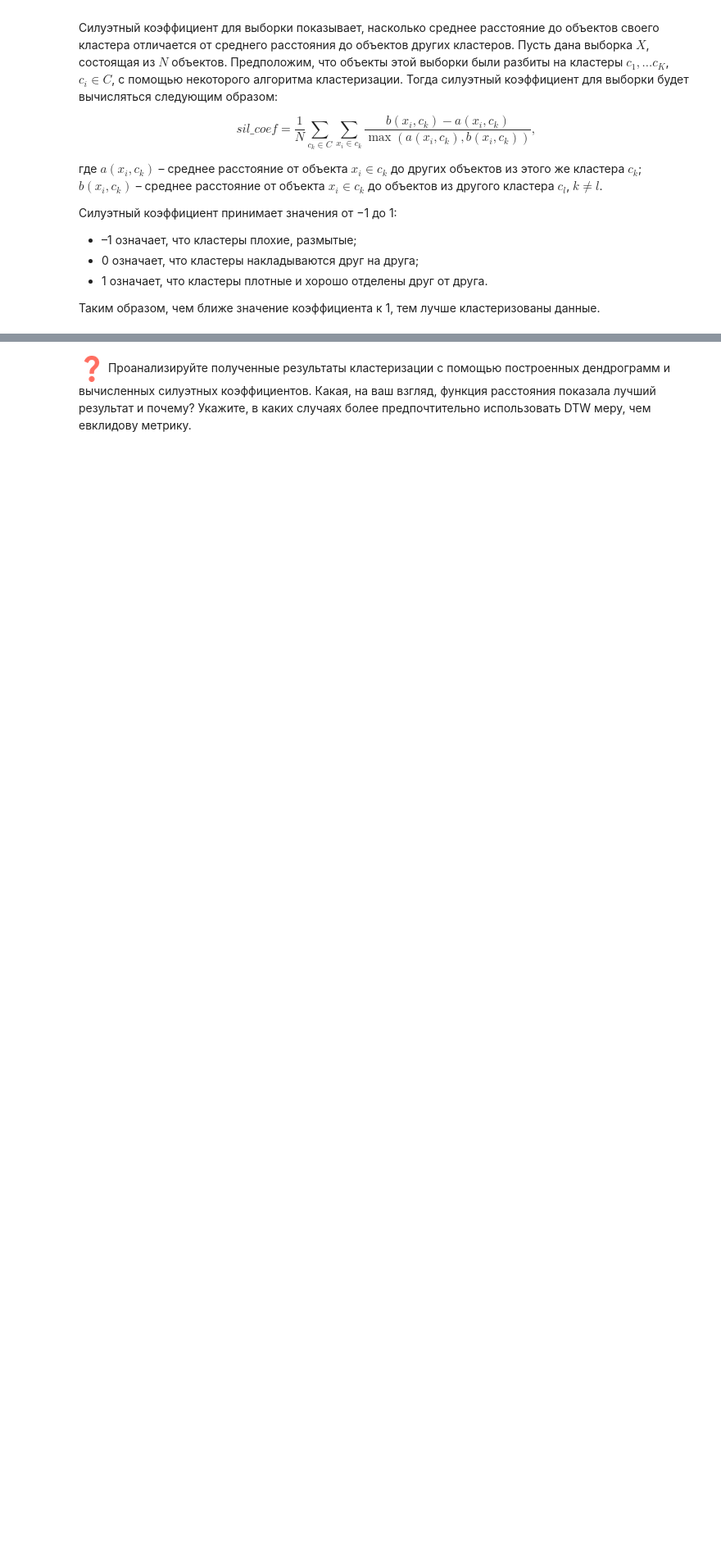
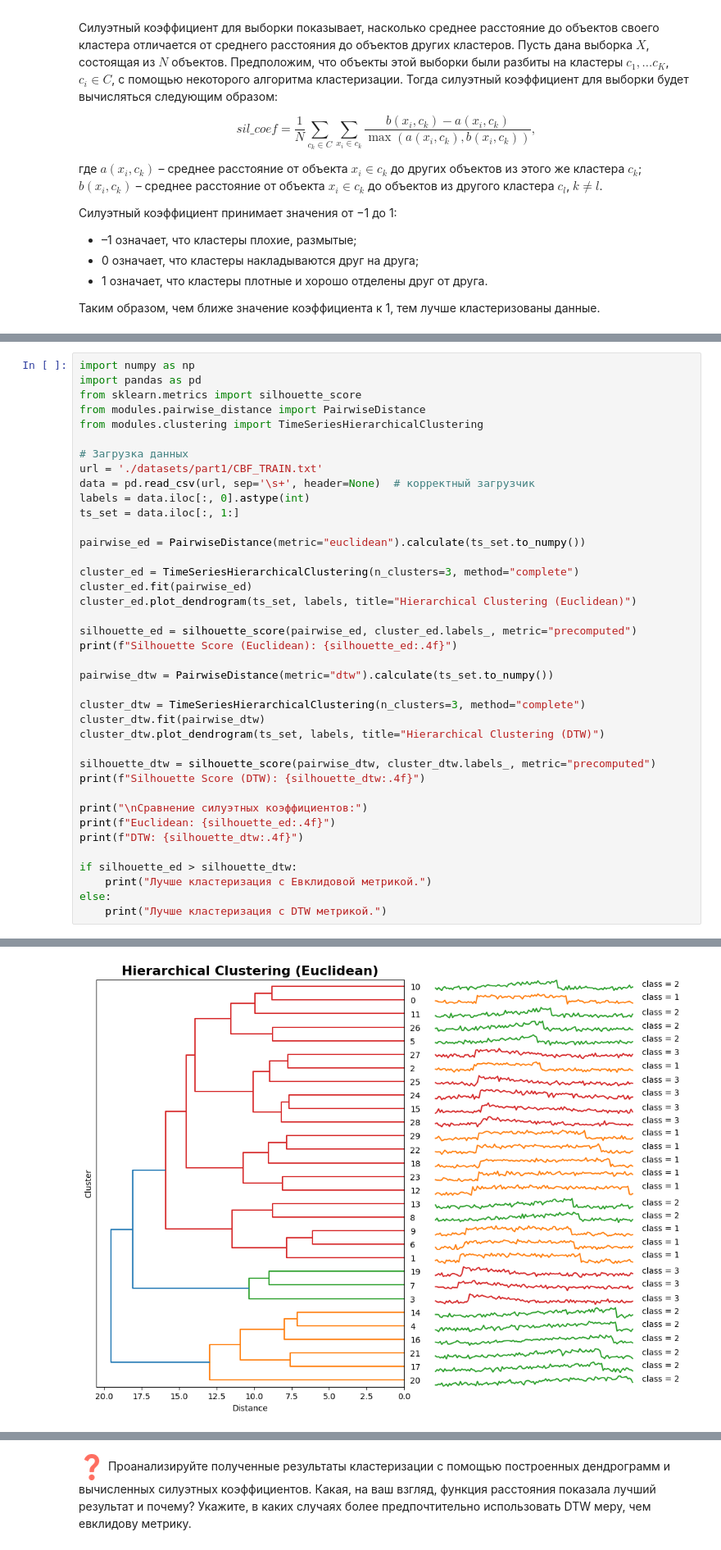
Before and after one commit to Chek-in-play/25-Chekrygin-TimeSeriesCourse, a Jupyter notebook: practice/01 Basics/01 Basics.ipynb, the cells around one changed output, grey strips where cells are left out. Shown at 82% size. Drawn from its saved outputs; the diff is of its cells as text; blank space fills up the shorter version.

```diff
--- a/practice/01 Basics/01 Basics.ipynb
+++ b/practice/01 Basics/01 Basics.ipynb
@@ -216,0 +316,40 @@ sil\_coef = \frac{1}{N} \sum_{c_k \in C} \sum_{x_i \in c_k} \frac{b(x_i, c_k) -
+# %%
+import numpy as np
+import pandas as pd
+from sklearn.metrics import silhouette_score
+from modules.pairwise_distance import PairwiseDistance
+from modules.clustering import TimeSeriesHierarchicalClustering
+
+# Загрузка данных
+url = './datasets/part1/CBF_TRAIN.txt'
+data = pd.read_csv(url, sep='\s+', header=None)  # корректный загрузчик
+labels = data.iloc[:, 0].astype(int)
+ts_set = data.iloc[:, 1:]
+
+pairwise_ed = PairwiseDistance(metric="euclidean").calculate(ts_set.to_numpy())
+
+cluster_ed = TimeSeriesHierarchicalClustering(n_clusters=3, method="complete")
+cluster_ed.fit(pairwise_ed)
+cluster_ed.plot_dendrogram(ts_set, labels, title="Hierarchical Clustering (Euclidean)")
+
+silhouette_ed = silhouette_score(pairwise_ed, cluster_ed.labels_, metric="precomputed")
+print(f"Silhouette Score (Euclidean): {silhouette_ed:.4f}")
+
+pairwise_dtw = PairwiseDistance(metric="dtw").calculate(ts_set.to_numpy())
+
+cluster_dtw = TimeSeriesHierarchicalClustering(n_clusters=3, method="complete")
+cluster_dtw.fit(pairwise_dtw)
+cluster_dtw.plot_dendrogram(ts_set, labels, title="Hierarchical Clustering (DTW)")
+
+silhouette_dtw = silhouette_score(pairwise_dtw, cluster_dtw.labels_, metric="precomputed")
+print(f"Silhouette Score (DTW): {silhouette_dtw:.4f}")
+
+print("\nСравнение силуэтных коэффициентов:")
+print(f"Euclidean: {silhouette_ed:.4f}")
+print(f"DTW: {silhouette_dtw:.4f}")
+
+if silhouette_ed > silhouette_dtw:
+    print("Лучше кластеризация с Евклидовой метрикой.")
+else:
+    print("Лучше кластеризация с DTW метрикой.")
+# %% [output]
@@ -216,0 +370 @@ sil\_coef = \frac{1}{N} \sum_{c_k \in C} \sum_{x_i \in c_k} \frac{b(x_i, c_k) -
+[figure, added]
```
Also changed, not shown: parts of 16 cells of this notebook.
